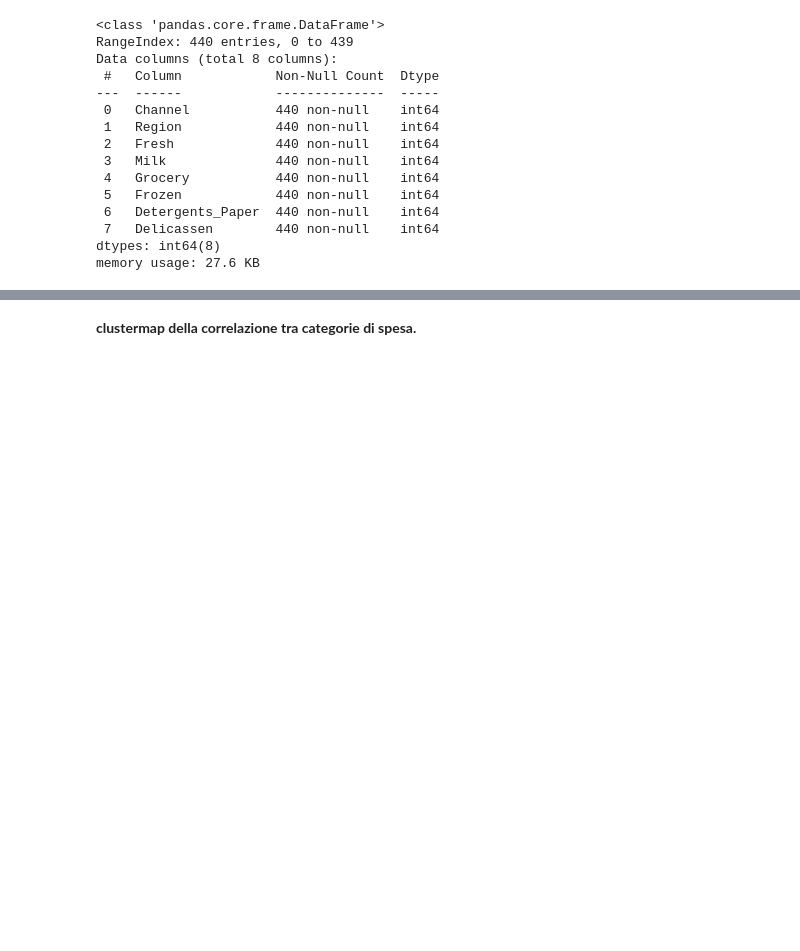
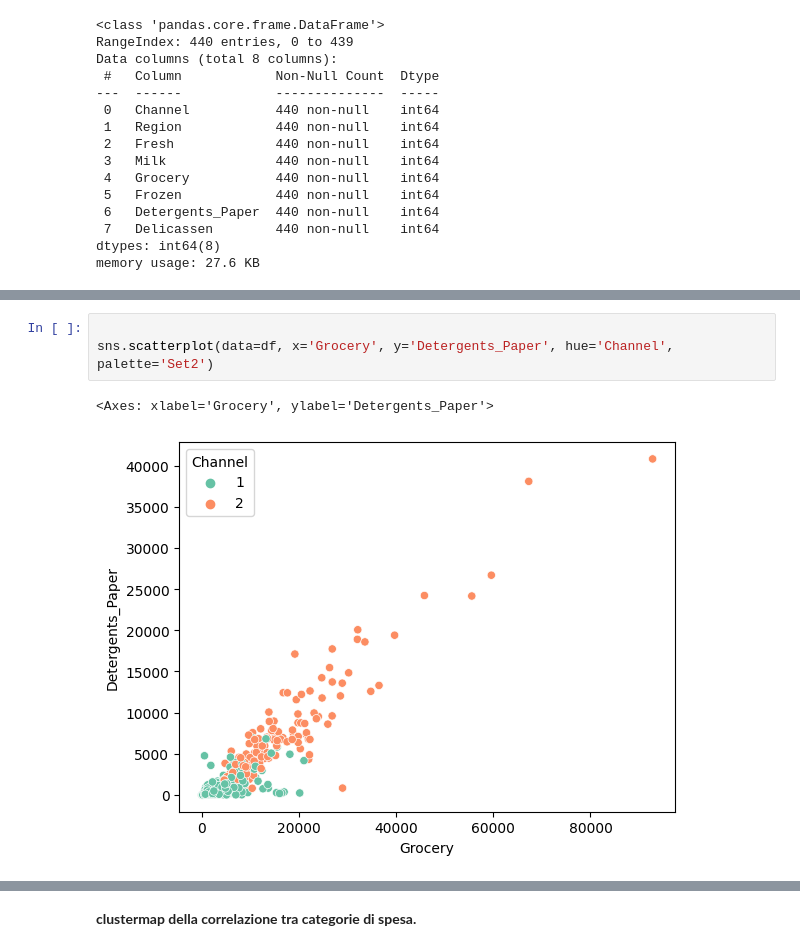
Before and after one commit to pg-88/IFOA_ML_AI, a Jupyter notebook: python/DBSCAN-esercizio.ipynb, the cells around one changed output, grey strips where cells are left out. Cells and saved outputs as stored; diff of their text form; blank space fills up the shorter version.

```diff
--- a/python/DBSCAN-esercizio.ipynb
+++ b/python/DBSCAN-esercizio.ipynb
@@ -73,2 +81,8 @@ memory usage: 27.6 KB
+# %%
+
+sns.scatterplot(data=df, x='Grocery', y='Detergents_Paper', hue='Channel', palette='Set2')
+# %% [output]
+<Axes: xlabel='Grocery', ylabel='Detergents_Paper'>
+[figure, added]
 # %%
 # latte - alimentari in funzione del canale di vendita
```
Also changed, not shown: parts of 32 cells of this notebook.
